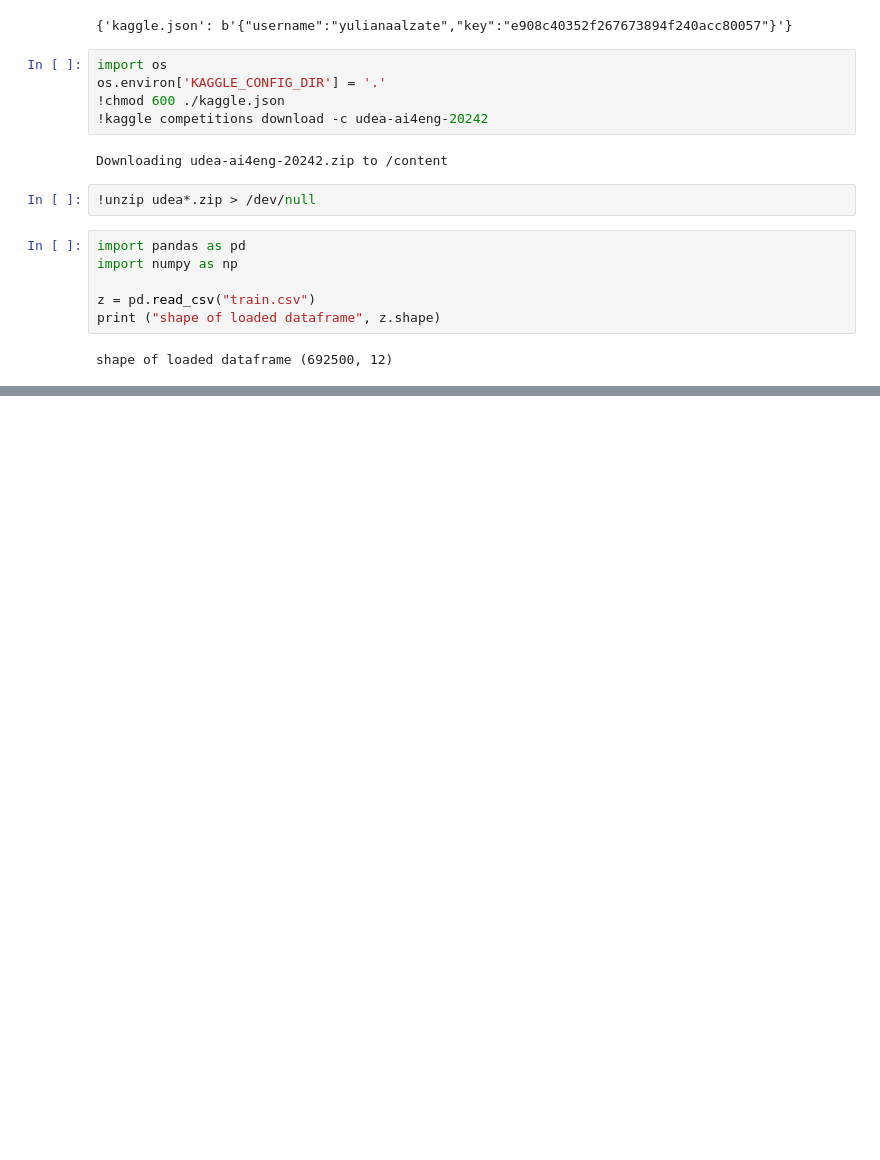
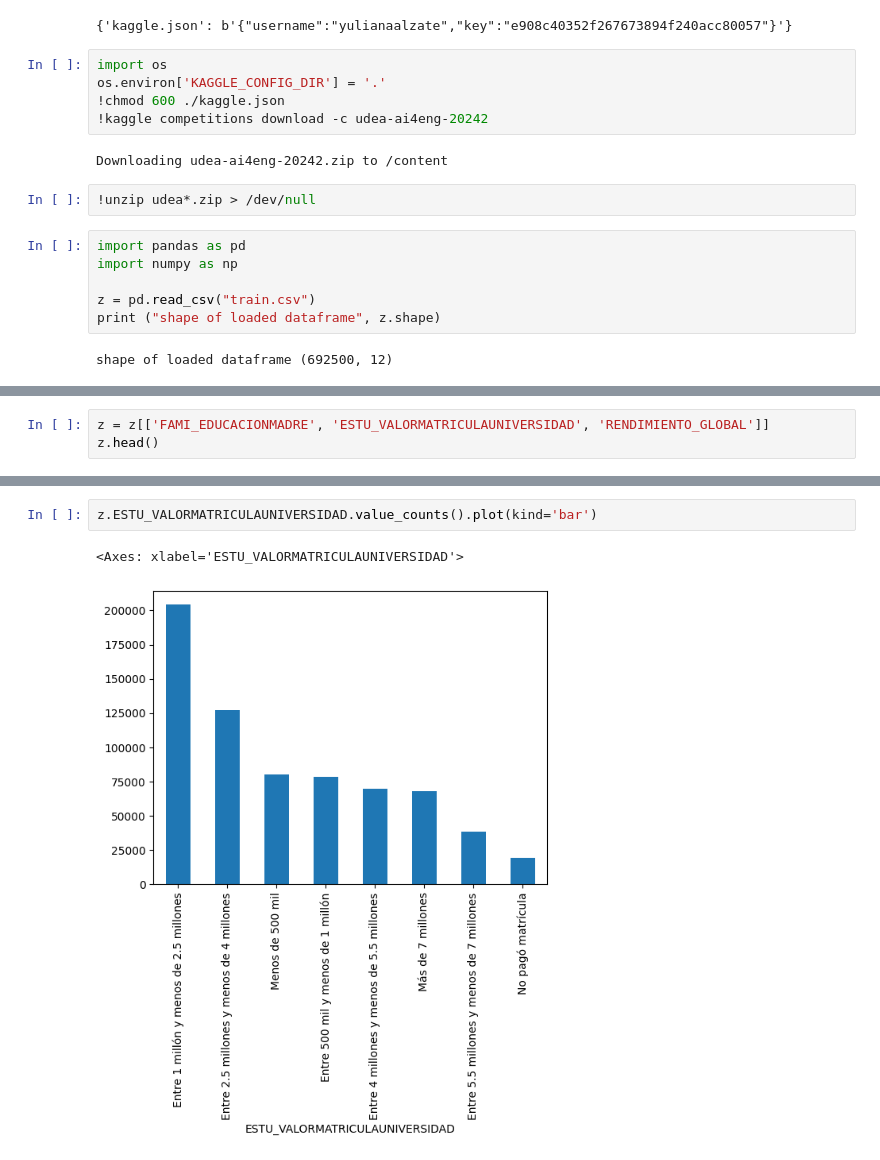
Before and after one commit to Yuliana2001/Entrega_final, a Jupyter notebook: 01 - exploración.ipynb, the cells around one changed output, grey strips where cells are left out. Drawn from its saved outputs; the diff is of its cells as text; blank space fills up the shorter version.

```diff
--- a/01 - exploración.ipynb
+++ b/01 - exploración.ipynb
@@ -26,0 +36,3 @@ shape of loaded dataframe (692500, 12)
+# %%
+z = z[['FAMI_EDUCACIONMADRE', 'ESTU_VALORMATRICULAUNIVERSIDAD', 'RENDIMIENTO_GLOBAL']]
+z.head()
@@ -26,0 +46,5 @@ shape of loaded dataframe (692500, 12)
+# %%
+z.ESTU_VALORMATRICULAUNIVERSIDAD.value_counts().plot(kind='bar')
+# %% [output]
+<Axes: xlabel='ESTU_VALORMATRICULAUNIVERSIDAD'>
+[figure, added]
```
Also changed, not shown: parts of 5 cells of this notebook.
